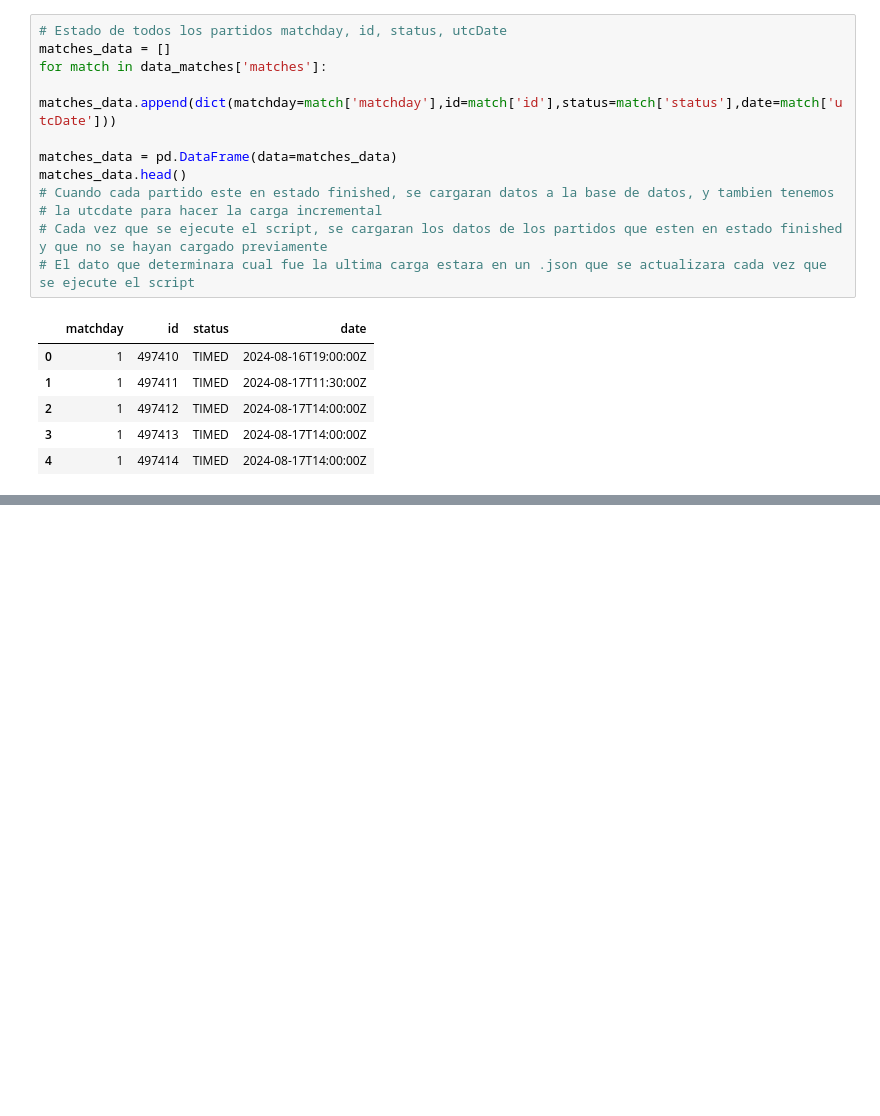
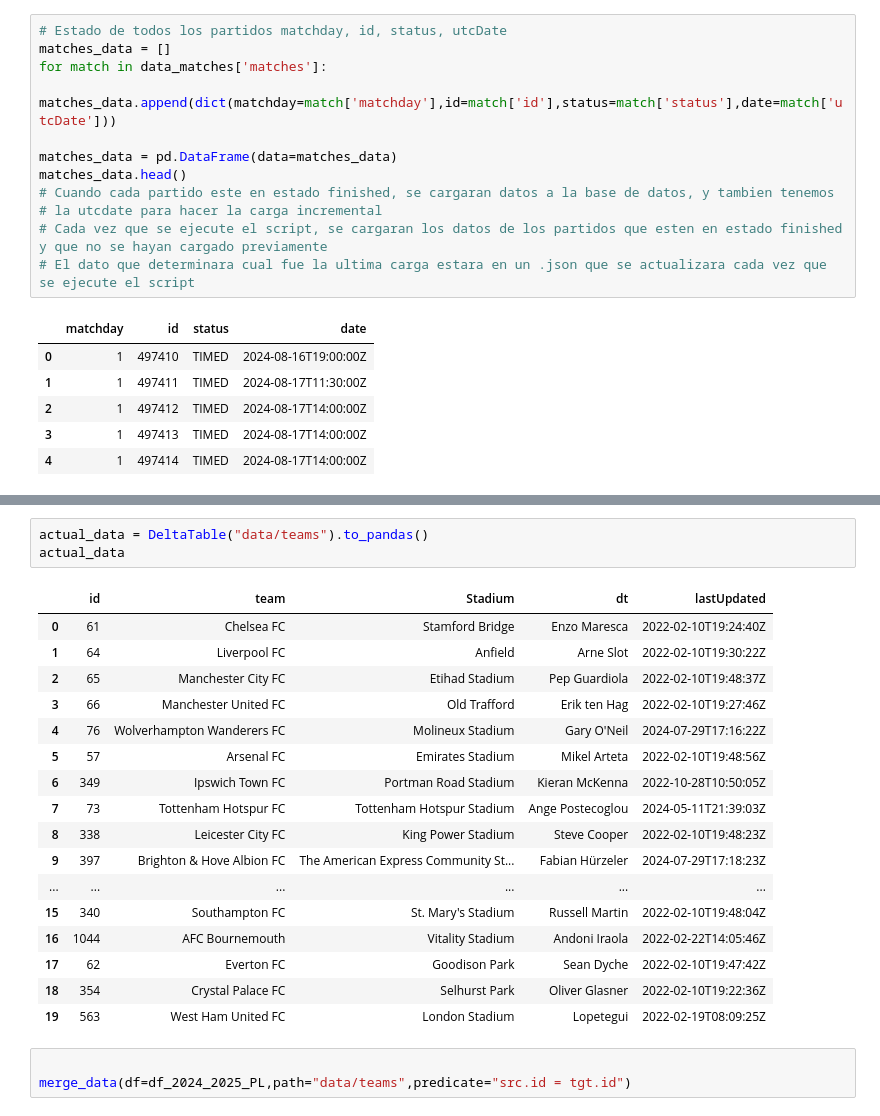
Before and after one commit to RaphaelNicaise/DataEngineering_PremierLeague, a Jupyter notebook: Extraccion_datos_football_data.ipynb, the cells around one changed output, grey strips where cells are left out. Drawn from its saved outputs; the diff is of its cells as text; blank space fills up the shorter version.

Commit message:
Add: Delta Lake

```diff
--- a/Extraccion_datos_football_data.ipynb
+++ b/Extraccion_datos_football_data.ipynb
@@ -134,0 +155,24 @@ matches_data.head()
+# %%
+actual_data = DeltaTable("data/teams").to_pandas()
+actual_data
+# %% [output]
+|  | id | team | Stadium | dt | lastUpdated |
+| 0 | 61 | Chelsea FC | Stamford Bridge | Enzo Maresca | 2022-02-10T19:24:40Z |
+| 1 | 64 | Liverpool FC | Anfield | Arne Slot | 2022-02-10T19:30:22Z |
+| 2 | 65 | Manchester City FC | Etihad Stadium | Pep Guardiola | 2022-02-10T19:48:37Z |
+| 3 | 66 | Manchester United FC | Old Trafford | Erik ten Hag | 2022-02-10T19:27:46Z |
+| 4 | 76 | Wolverhampton Wanderers FC | Molineux Stadium | Gary O'Neil | 2024-07-29T17:16:22Z |
+| 5 | 57 | Arsenal FC | Emirates Stadium | Mikel Arteta | 2022-02-10T19:48:56Z |
+| 6 | 349 | Ipswich Town FC | Portman Road Stadium | Kieran McKenna | 2022-10-28T10:50:05Z |
+| 7 | 73 | Tottenham Hotspur FC | Tottenham Hotspur Stadium | Ange Postecoglou | 2024-05-11T21:39:03Z |
+| 8 | 338 | Leicester City FC | King Power Stadium | Steve Cooper | 2022-02-10T19:48:23Z |
+| 9 | 397 | Brighton & Hove Albion FC | The American Express Community St... | Fabian Hürzeler | 2024-07-29T17:18:23Z |
+| ... | ... | ... | ... | ... | ... |
+| 15 | 340 | Southampton FC | St. Mary's Stadium | Russell Martin | 2022-02-10T19:48:04Z |
+| 16 | 1044 | AFC Bournemouth | Vitality Stadium | Andoni Iraola | 2022-02-22T14:05:46Z |
+| 17 | 62 | Everton FC | Goodison Park | Sean Dyche | 2022-02-10T19:47:42Z |
+| 18 | 354 | Crystal Palace FC | Selhurst Park | Oliver Glasner | 2022-02-10T19:22:36Z |
+| 19 | 563 | West Ham United FC | London Stadium | Lopetegui | 2022-02-19T08:09:25Z |
+# %%
+
+merge_data(df=df_2024_2025_PL,path="data/teams",predicate="src.id = tgt.id")
```
Also changed, not shown: parts of 8 cells of this notebook.
